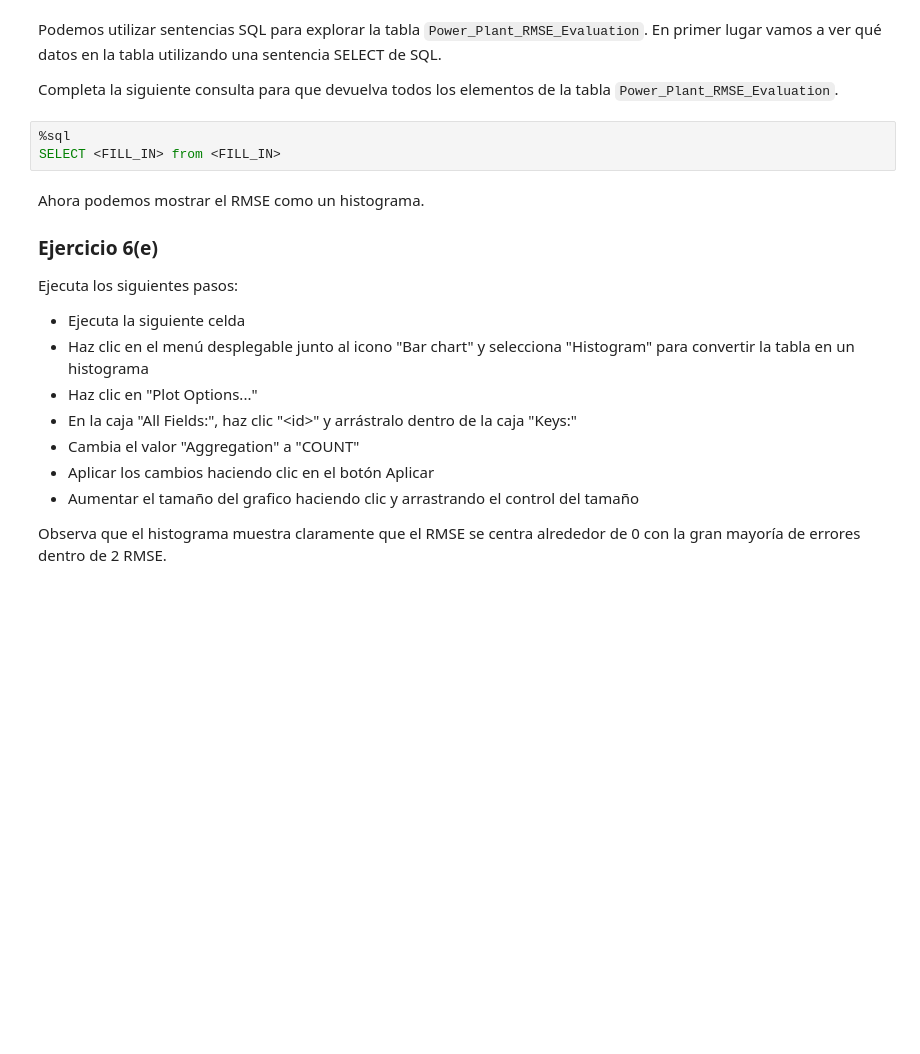
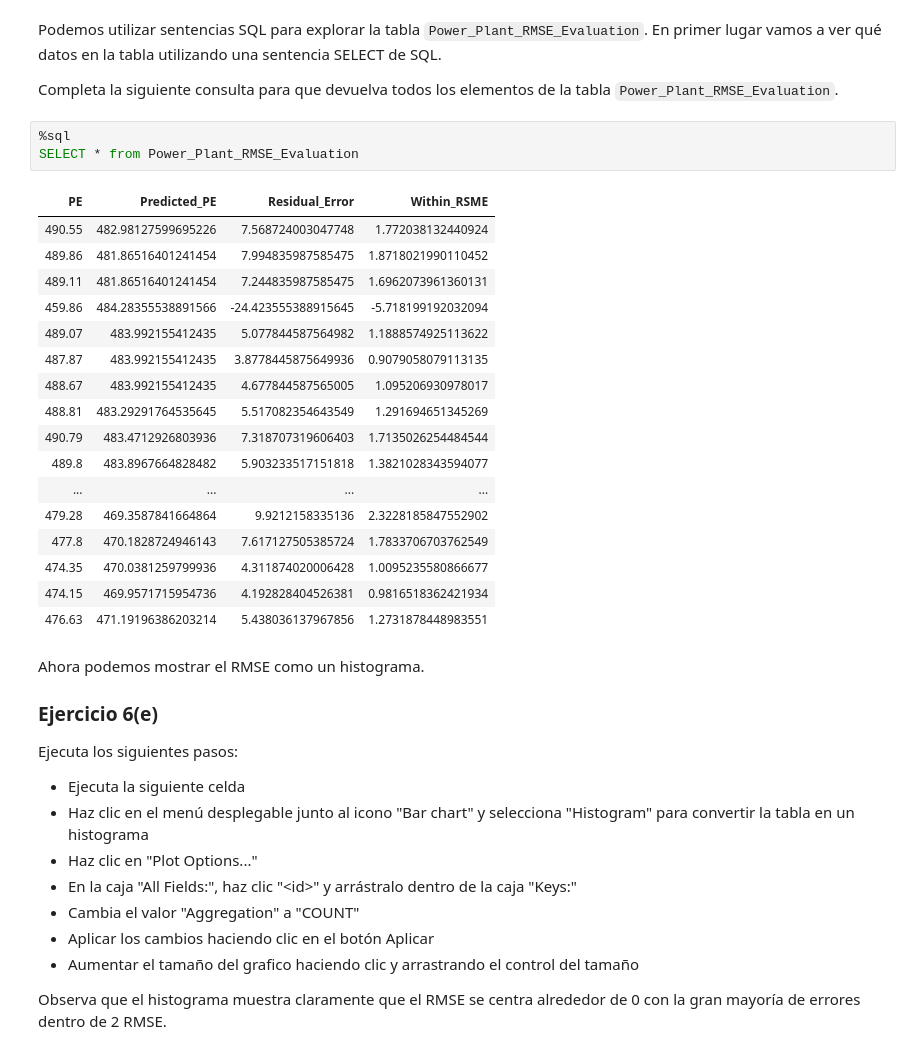
Before and after one commit to fernandoabcampos/big-data, a Jupyter notebook: PEC3/M2.858.PEC3_ML_pipeline.ipynb, the cells around one changed output. Drawn from its saved outputs; the diff is of its cells as text; blank space fills up the shorter version.

```diff
--- a/PEC3/M2.858.PEC3_ML_pipeline.ipynb
+++ b/PEC3/M2.858.PEC3_ML_pipeline.ipynb
@@ -527,7 +736,25 @@ Podemos utilizar sentencias SQL para explorar la tabla `Power_Plant_RMSE_Evaluat
 Completa la siguiente consulta para que devuelva todos los elementos de la tabla `Power_Plant_RMSE_Evaluation`.
 # %%
 %sql
-SELECT <FILL_IN> from <FILL_IN>
+SELECT * from Power_Plant_RMSE_Evaluation
+# %% [output]
+| PE | Predicted_PE | Residual_Error | Within_RSME |
+| 490.55 | 482.98127599695226 | 7.568724003047748 | 1.772038132440924 |
+| 489.86 | 481.86516401241454 | 7.994835987585475 | 1.8718021990110452 |
+| 489.11 | 481.86516401241454 | 7.244835987585475 | 1.6962073961360131 |
+| 459.86 | 484.28355538891566 | -24.423555388915645 | -5.718199192032094 |
+| 489.07 | 483.992155412435 | 5.077844587564982 | 1.1888574925113622 |
+| 487.87 | 483.992155412435 | 3.8778445875649936 | 0.9079058079113135 |
+| 488.67 | 483.992155412435 | 4.677844587565005 | 1.095206930978017 |
+| 488.81 | 483.29291764535645 | 5.517082354643549 | 1.291694651345269 |
+| 490.79 | 483.4712926803936 | 7.318707319606403 | 1.7135026254484544 |
+| 489.8 | 483.8967664828482 | 5.903233517151818 | 1.3821028343594077 |
+| ... | ... | ... | ... |
+| 479.28 | 469.3587841664864 | 9.9212158335136 | 2.3228185847552902 |
+| 477.8 | 470.1828724946143 | 7.617127505385724 | 1.7833706703762549 |
+| 474.35 | 470.0381259799936 | 4.311874020006428 | 1.0095235580866677 |
+| 474.15 | 469.9571715954736 | 4.192828404526381 | 0.9816518362421934 |
+| 476.63 | 471.19196386203214 | 5.438036137967856 | 1.2731878448983551 |
 # %% [markdown]
 Ahora podemos mostrar el RMSE como un histograma.
 
```
Also changed, not shown: parts of 48 cells of this notebook.
